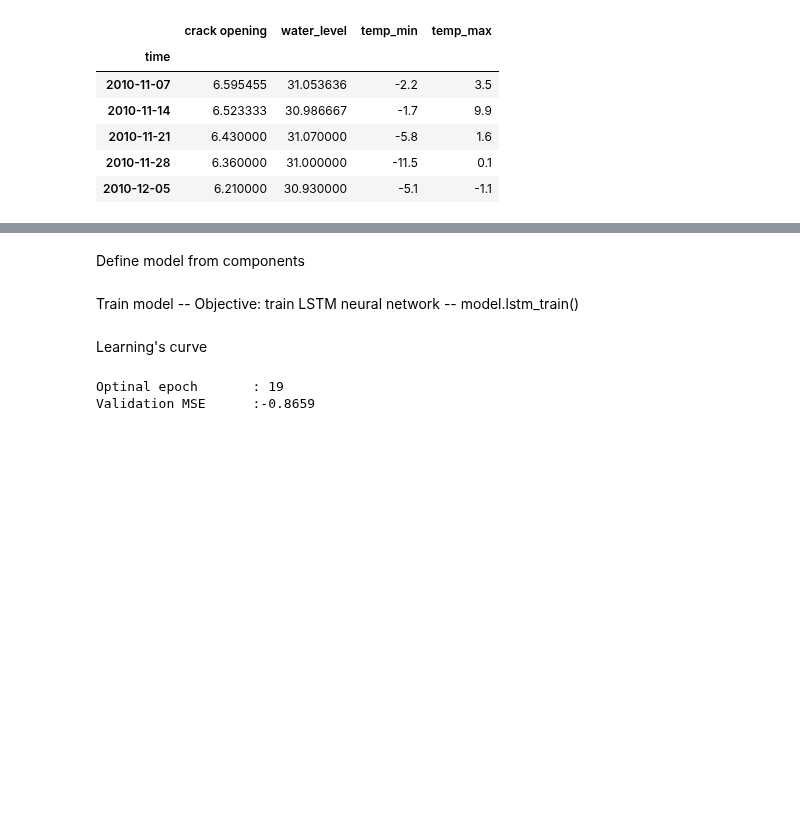
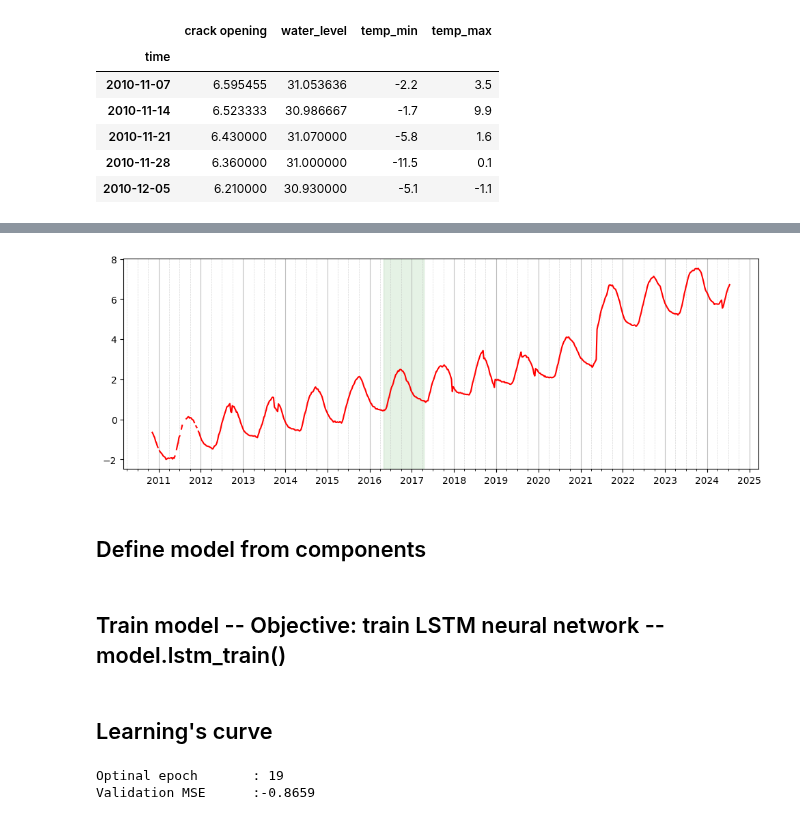
Before and after one commit to Bayes-Works/canari, a Jupyter notebook: examples/demo/4_demo_forecast_lstm_dependency.ipynb, the cells around one changed output, grey strips where cells are left out. Cells and saved outputs as stored; diff of their text form; code cells hidden in the pictures; blank space fills up the shorter version.

```diff
--- a/examples/demo/4_demo_forecast_lstm_dependency.ipynb
+++ b/examples/demo/4_demo_forecast_lstm_dependency.ipynb
@@ -97,5 +109,16 @@ data_processor.data.head()
+# %%
+fig, ax = plt.subplots(figsize=(12, 4))
+plot_data(
+    data_processor=data_processor,
+    normalization=True,
+    plot_test_data=True,
+    plot_column=output_col,
+    validation_label="y",
+)
+# %% [output]
+[figure, added]
 # %% [markdown]
-Define model from components
+## Define model from components
 # %%
 local_trend = LocalTrend()
 pattern = LstmNetwork(
@@ -110,7 +133,7 @@ residual = WhiteNoise(std_error=0.04168)
 
 model = Model(local_trend, pattern, residual)
 # %% [markdown]
-Train model -- Objective: train LSTM neural network -- model.lstm_train()
+## Train model -- Objective: train LSTM neural network -- model.lstm_train()
 # %%
 model.auto_initialize_baseline_states(train_data["y"][0 : 52 * 3])
 max_num_epoch = 50
@@ -151,7 +174,7 @@ for epoch in range(max_num_epoch):
     if model.stop_training:
         break
 # %% [markdown]
-Learning's curve
+## Learning's curve
 # %%
 fig,ax = plt.subplots(figsize=(4,3))
 plt.plot(model.early_stop_metric_history)
```
Also changed, not shown: parts of 18 cells of this notebook, 1 other file.
